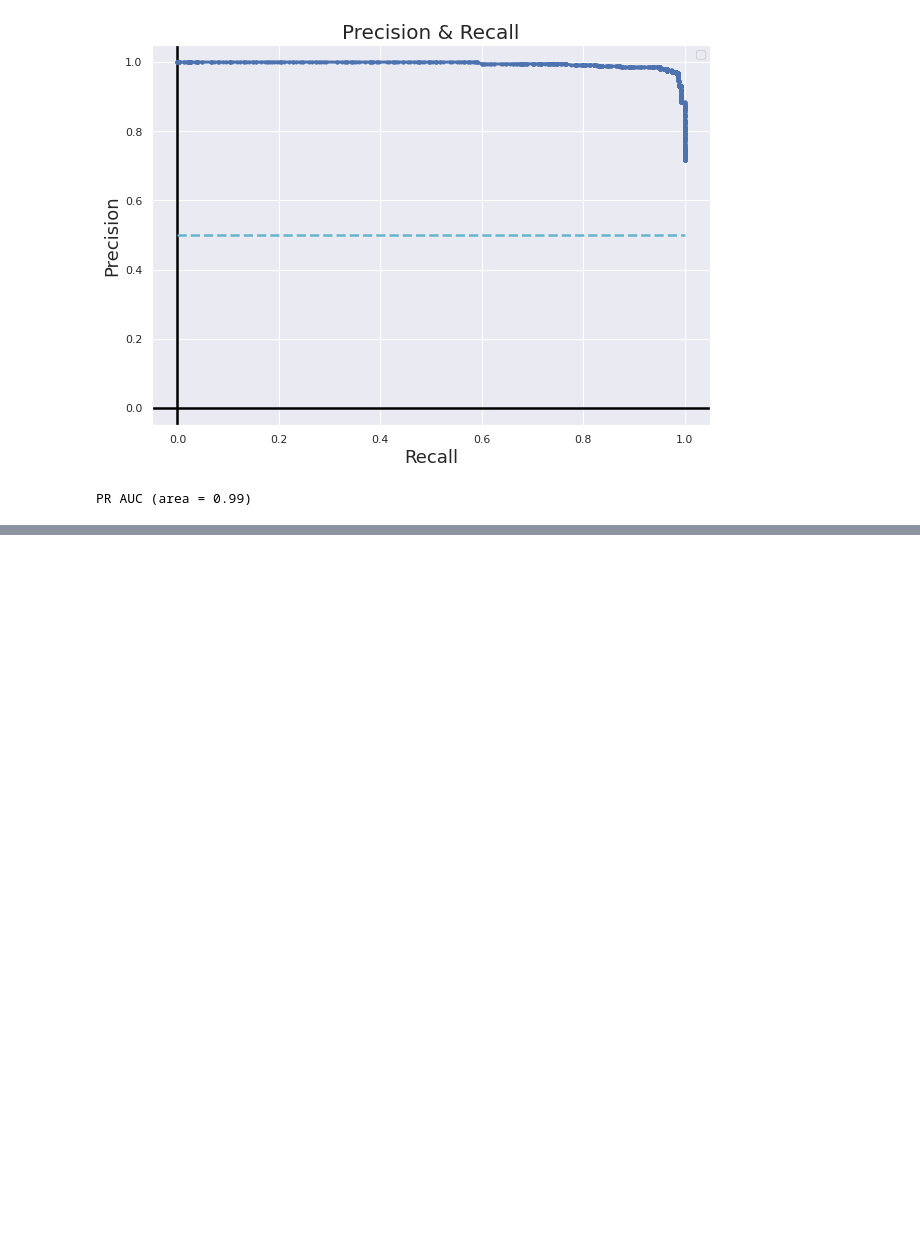
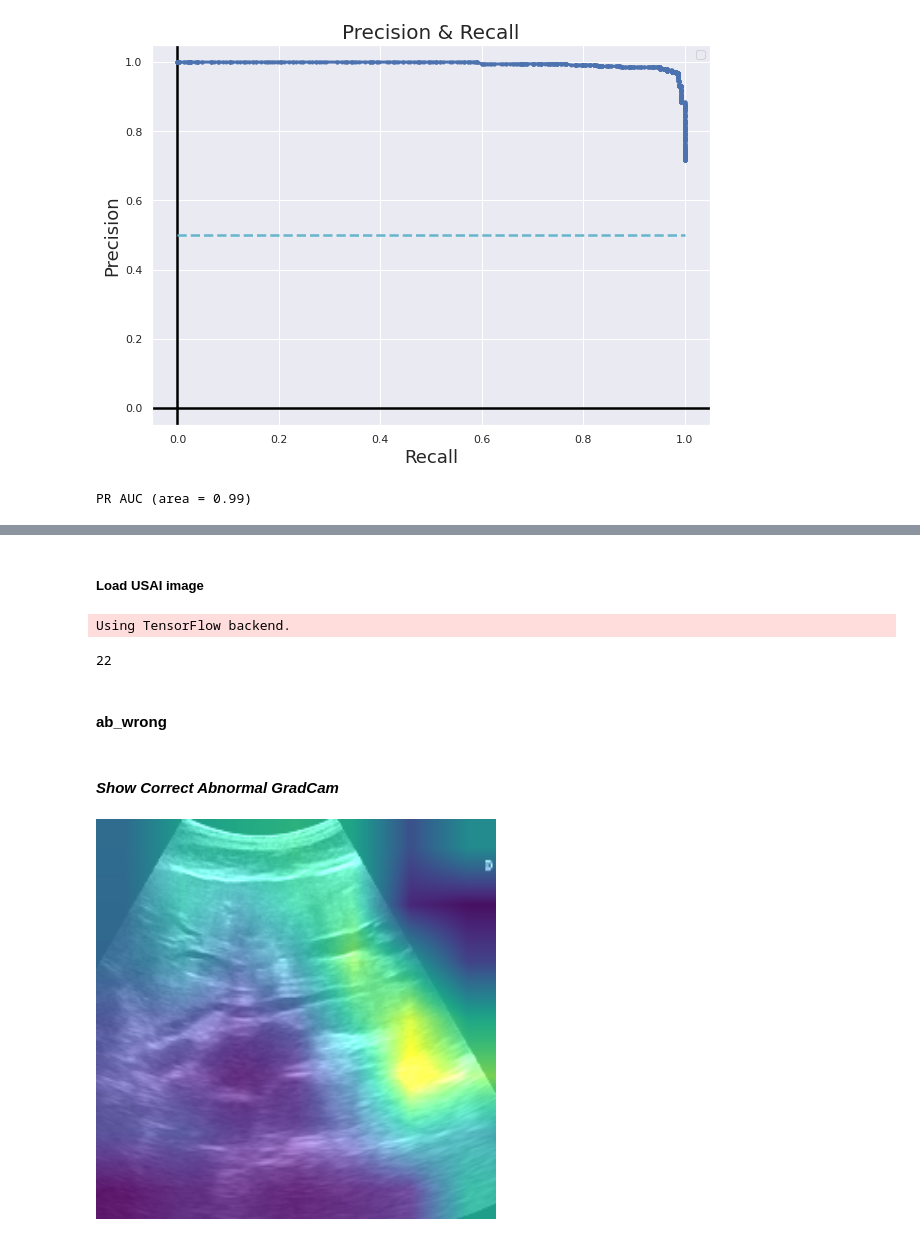
Before and after one commit to Peckkie/USAI_ABnormal_Screening, a Jupyter notebook: Test_Predict_Validation_EffNetB0.ipynb, the cells around one changed output, grey strips where cells are left out. Saved outputs shown, nothing was run; the diff lists cells and outputs as text; code cells hidden in the pictures; blank space fills up the shorter version.

```diff
--- a/Test_Predict_Validation_EffNetB0.ipynb
+++ b/Test_Predict_Validation_EffNetB0.ipynb
@@ -420,0 +433,35 @@ PR AUC (area = 0.99)
+# %%
+#สร้าง folder เก็บรูป
+import os
+import shutil
+
+path0 = "/media/tohn/SSD/image/test_GradCam/B0_val"
+
+try:
+    os.mkdir(path0)
+except OSError:
+    shutil.rmtree(path0)
+    os.mkdir(path0)
+# %%
+#สร้าง folder เก็บรูป
+import os
+import shutil
+
+path1 = path0+'/abn_correct/'
+path2 = path0+'/abn_missing/'
+path3 = path0+'/Nor_correct/'
+path4 = path0+'/Nor_missing/'
+try:
+    os.mkdir(path1)
+    os.mkdir(path2)
+    os.mkdir(path3)
+    os.mkdir(path4)
+except OSError:
+    shutil.rmtree(path1)
+    shutil.rmtree(path2)
+    shutil.rmtree(path3)
+    shutil.rmtree(path4)
+    os.mkdir(path1)
+    os.mkdir(path2)
+    os.mkdir(path3)
+    os.mkdir(path4)
@@ -420,0 +573,19 @@ PR AUC (area = 0.99)
+# %% [markdown]
+##### Load USAI image
+# %%
+from keras.preprocessing.image import load_img
+from keras.preprocessing.image import save_img
+# load the image
+idx = imlist
+for i in idx :
+    j = i
+    j = j.split('/')[-1]
+    img = image.load_img(i)
+    os.chdir(path1)
+    save_img(str(j)+'.png', img)
+print(len(imlist))
+# %% [output]
+Using TensorFlow backend.
+22
+# %% [markdown]
+####  ab_wrong
@@ -420,0 +594,9 @@ PR AUC (area = 0.99)
+# %% [markdown]
+#### *Show Correct Abnormal GradCam*
+# %%
+# Ex. P1 view
+os.chdir(path1)
+from IPython.display import Image
+Image(filename='ab_cor_0_Max_0.9544_AB083 P1 C005.JPG.png',width=400)
+# %% [output]
+[figure, added]
```
Also changed, not shown: parts of 35 cells of this notebook.
